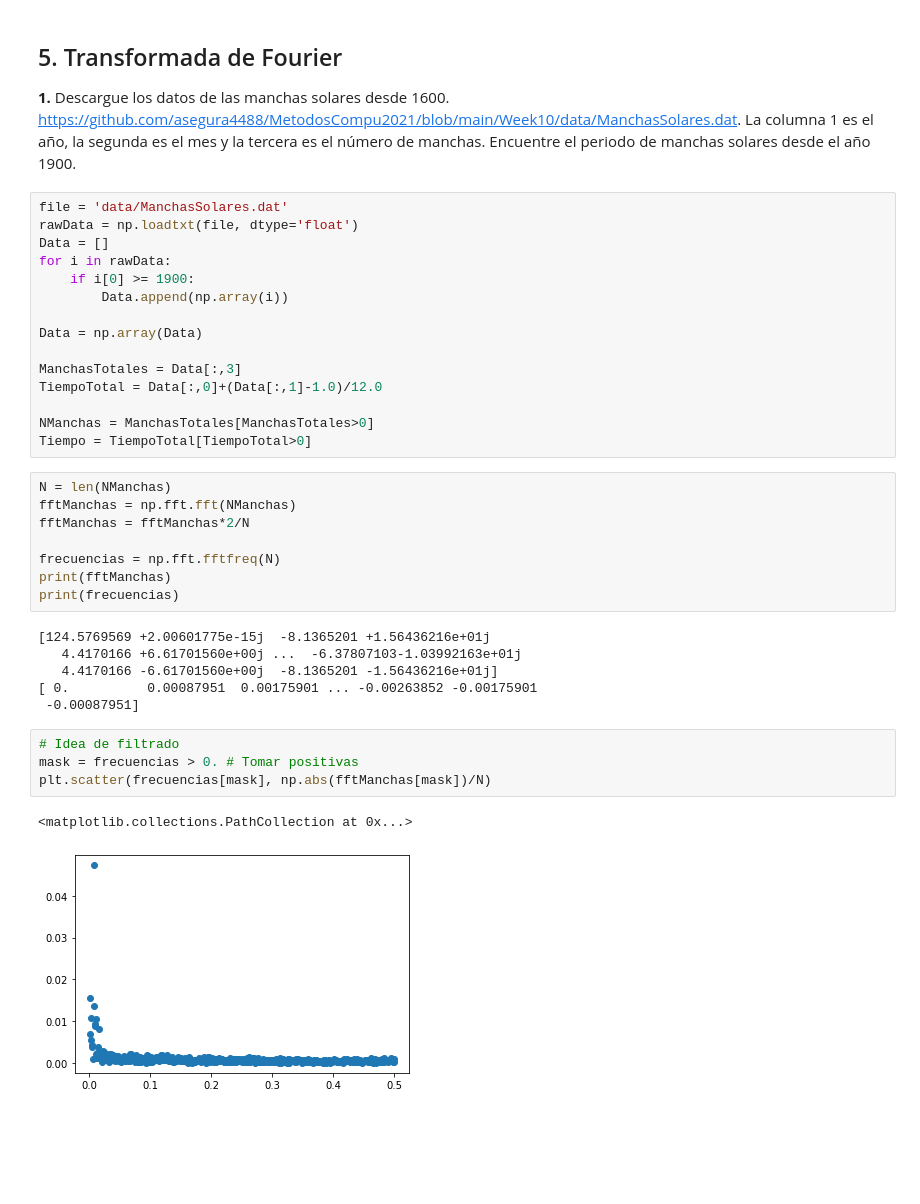
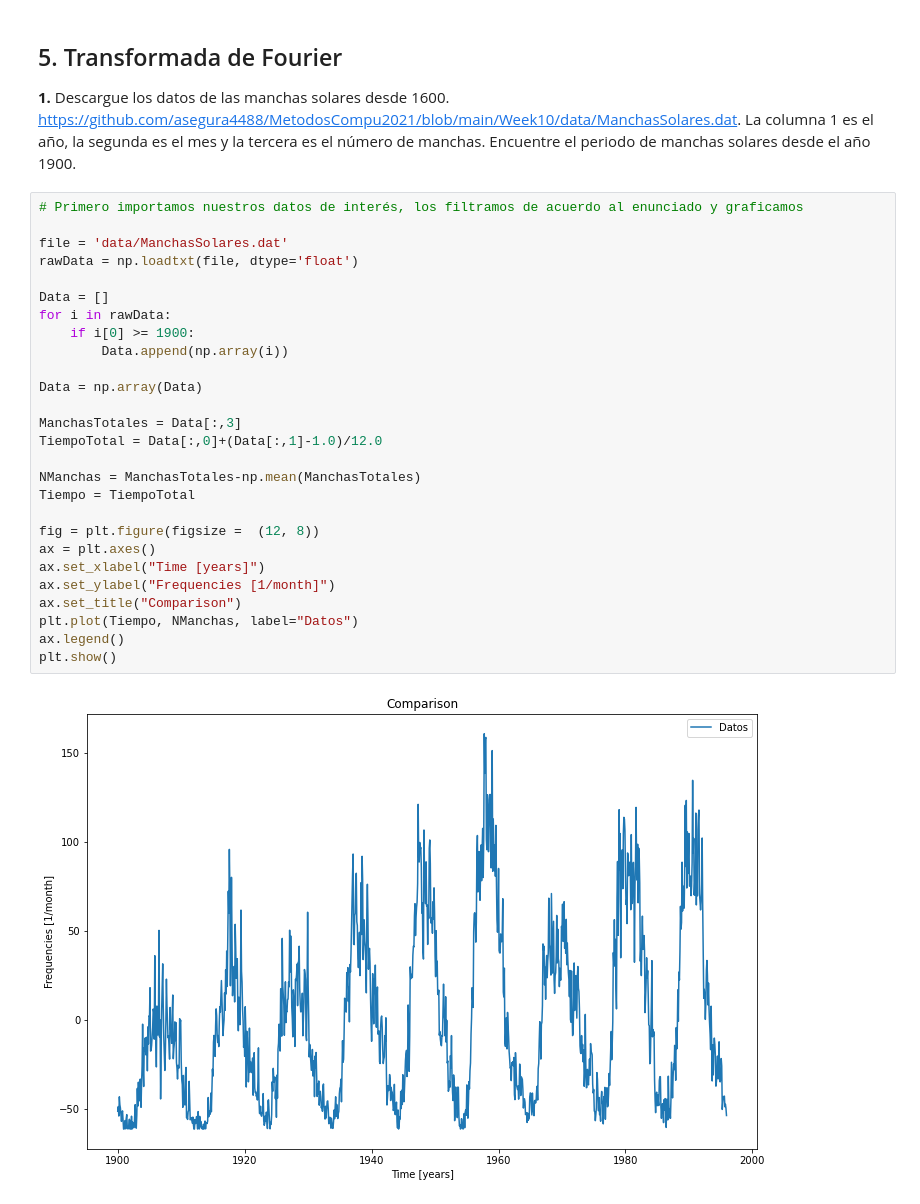
Before and after one commit to PachoDp13/Metodos_Computacionales, a Jupyter notebook: Talleres/Taller 3/Taller 3.ipynb, the cells around one changed output. Drawn from its saved outputs; the diff is of its cells as text; blank space fills up the shorter version.

```diff
--- a/Talleres/Taller 3/Taller 3.ipynb
+++ b/Talleres/Taller 3/Taller 3.ipynb
@@ -233,38 +338,31 @@ print(GetParseval1(Coeffs)*(7/2)*(1/945), (np.pi**6)/945)
 ## 5. Transformada de Fourier
 **1.** Descargue los datos de las manchas solares desde 1600. https://github.com/asegura4488/MetodosCompu2021/blob/main/Week10/data/ManchasSolares.dat. La columna 1 es el año, la segunda es el mes y la tercera es el número de manchas. Encuentre el periodo de manchas solares desde el año 1900.
 # %%
+# Primero importamos nuestros datos de interés, los filtramos de acuerdo al enunciado y graficamos
+
 file = 'data/ManchasSolares.dat'
 rawData = np.loadtxt(file, dtype='float')
+
 Data = []
 for i in rawData:
     if i[0] >= 1900:
         Data.append(np.array(i))
 
 Data = np.array(Data)
 
 ManchasTotales = Data[:,3]
 TiempoTotal = Data[:,0]+(Data[:,1]-1.0)/12.0
 
-NManchas = ManchasTotales[ManchasTotales>0]
-Tiempo = TiempoTotal[TiempoTotal>0]
+NManchas = ManchasTotales-np.mean(ManchasTotales)
+Tiempo = TiempoTotal
+
+fig = plt.figure(figsize =  (12, 8))
+ax = plt.axes()
+ax.set_xlabel("Time [years]")
+ax.set_ylabel("Frequencies [1/month]")
+ax.set_title("Comparison")
+plt.plot(Tiempo, NManchas, label="Datos")
+ax.legend()
+plt.show()
+# %% [output]
+[figure, added]
-# %%
-N = len(NManchas)
-fftManchas = np.fft.fft(NManchas)
-fftManchas = fftManchas*2/N
-
-frecuencias = np.fft.fftfreq(N)
-print(fftManchas)
-print(frecuencias)
-# %% [output]
-[124.5769569 +2.00601775e-15j  -8.1365201 +1.56436216e+01j
-   4.4170166 +6.61701560e+00j ...  -6.37807103-1.03992163e+01j
-   4.4170166 -6.61701560e+00j  -8.1365201 -1.56436216e+01j]
-[ 0.          0.00087951  0.00175901 ... -0.00263852 -0.00175901
- -0.00087951]
-# %%
-# Idea de filtrado
-mask = frecuencias > 0. # Tomar positivas
-plt.scatter(frecuencias[mask], np.abs(fftManchas[mask])/N)
-# %% [output]
-<matplotlib.collections.PathCollection at 0x...>
-[figure, removed]
```
Also changed, not shown: parts of 26 cells of this notebook.
